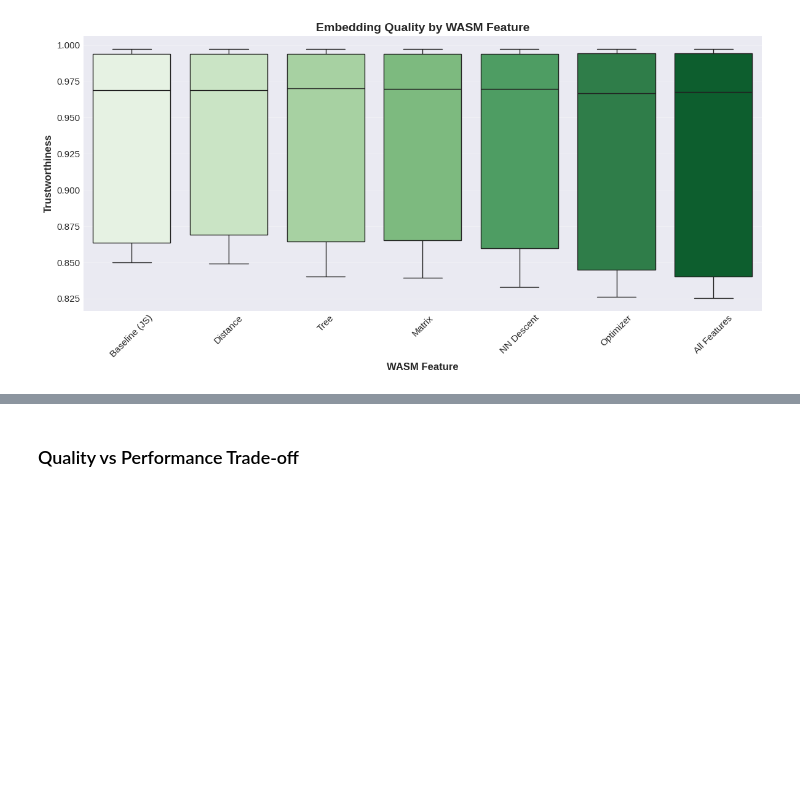
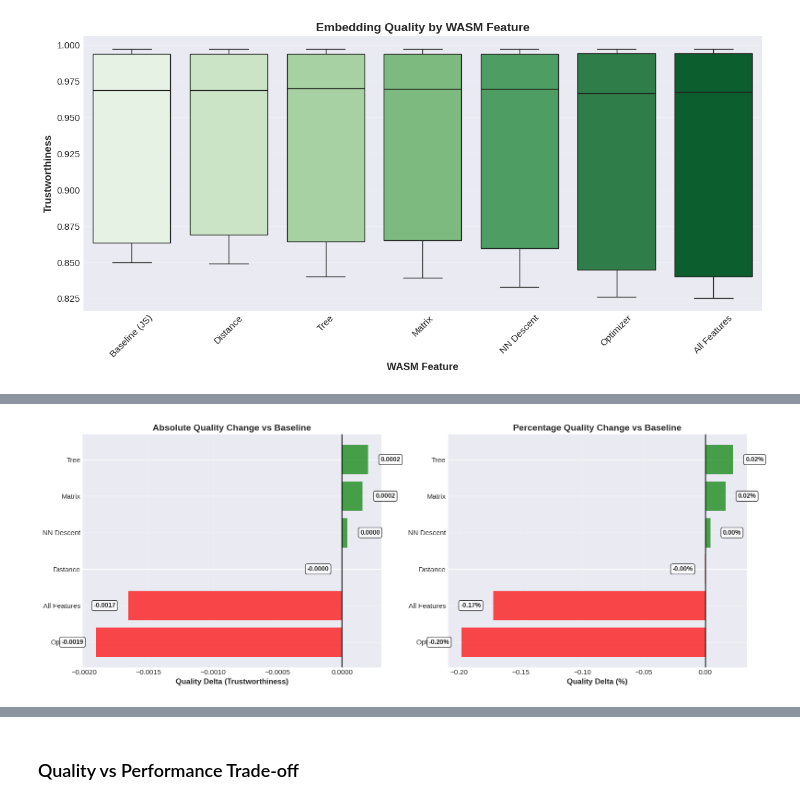
Before and after one commit to elarsaks/umap-bench, a Jupyter notebook: bench/analysis/analysis.ipynb, the cells around one changed output, grey strips where cells are left out. Cells and saved outputs as stored; diff of their text form; code cells hidden in the pictures; blank space fills up the shorter version.

```diff
--- a/bench/analysis/analysis.ipynb
+++ b/bench/analysis/analysis.ipynb
@@ -439,0 +603,92 @@ if 'trustworthiness' in df_analysis:
+# %%
+# Visualize quality delta
+if 'trustworthiness' in df_analysis:
+    if 'quality_delta_df' not in globals():
+        # Calculate quality delta for each measurement
+        quality_deltas = []
+
+        for (dataset, machine), group in df_analysis.groupby(['dataset_name', 'machine_type']):
+            baseline_data = group[group['feature_name'] == baseline_label]['trustworthiness']
+            if len(baseline_data) == 0:
+                continue
+            baseline_median = baseline_data.median()
+
+            for feature in group['feature_name'].unique():
+                if feature == baseline_label:
+                    continue
+                feature_data = group[group['feature_name'] == feature]
+                if len(feature_data) == 0:
+                    continue
+
+                feature_median = feature_data['trustworthiness'].median()
+                quality_delta = feature_median - baseline_median
+                quality_delta_pct = (quality_delta / baseline_median) * 100
+
+                quality_deltas.append({
+                    'dataset': dataset,
+                    'machine': machine,
+                    'feature': feature,
+                    'baseline_quality': baseline_median,
+                    'feature_quality': feature_median,
+                    'quality_delta': quality_delta,
+                    'quality_delta_pct': quality_delta_pct
+                })
+
+        quality_delta_df = pd.DataFrame(quality_deltas)
+
+    if len(quality_delta_df) > 0:
+        fig, axes = plt.subplots(1, 2, figsize=(16, 6))
+
+        # Absolute quality delta
+        quality_delta_medians = quality_delta_df.groupby('feature')['quality_delta'].median().sort_values()
+        colors = ['green' if x >= 0 else 'red' for x in quality_delta_medians.values]
+
+        bars = axes[0].barh(quality_delta_medians.index, quality_delta_medians.values,
+                            color=colors, alpha=0.7)
+
+        # Add value labels
+        for bar in bars:
+            width = bar.get_width()
+            label_x = width + (0.0001 if width > 0 else -0.0001)
+            axes[0].text(label_x, bar.get_y() + bar.get_height()/2., f'{width:.4f}',
+                        ha='left' if width > 0 else 'right', va='center', fontsize=10,
+                        fontweight='bold',
+                        bbox=dict(boxstyle='round,pad=0.3', facecolor='white', alpha=0.8))
+
+        axes[0].axvline(x=0, color='black', linestyle='-', linewidth=2, alpha=0.7)
+        axes[0].set_xlabel('Quality Delta (Trustworthiness)', fontsize=12, fontweight='bold')
+        axes[0].set_title('Absolute Quality Change vs Baseline', fontsize=14, fontweight='bold')
+        axes[0].grid(axis='x', alpha=0.3)
+
+        # Percentage quality delta
+        quality_delta_pct_medians = quality_delta_df.groupby('feature')['quality_delta_pct'].median().sort_values()
+        colors_pct = ['green' if x >= 0 else 'red' for x in quality_delta_pct_medians.values]
+
+        bars_pct = axes[1].barh(quality_delta_pct_medians.index, quality_delta_pct_medians.values,
+                                color=colors_pct, alpha=0.7)
+
+        # Add value labels
+        for bar in bars_pct:
+            width = bar.get_width()
+            label_x = width + (0.01 if width > 0 else -0.01)
+            axes[1].text(label_x, bar.get_y() + bar.get_height()/2., f'{width:.2f}%',
+                        ha='left' if width > 0 else 'right', va='center', fontsize=10,
+                        fontweight='bold',
+                        bbox=dict(boxstyle='round,pad=0.3', facecolor='white', alpha=0.8))
+
+        axes[1].axvline(x=0, color='black', linestyle='-', linewidth=2, alpha=0.7)
+        axes[1].set_xlabel('Quality Delta (%)', fontsize=12, fontweight='bold')
+        axes[1].set_title('Percentage Quality Change vs Baseline', fontsize=14, fontweight='bold')
+        axes[1].grid(axis='x', alpha=0.3)
+
+        plt.tight_layout()
+        plt.savefig('../outputs/figures/quality_delta_analysis.png', bbox_inches='tight', dpi=200)
+        plt.show()
+
+        print("")
+        print("Interpretation:")
+        print("  Green bars: Quality improvement (WASM preserves or enhances embedding quality)")
+        print("  Red bars: Quality degradation (Performance gains may cost fidelity)")
+        print("  Near-zero: Quality is effectively preserved")
+# %% [output]
+[figure, added]
```
Also changed, not shown: parts of 33 cells of this notebook, 8 other files.
